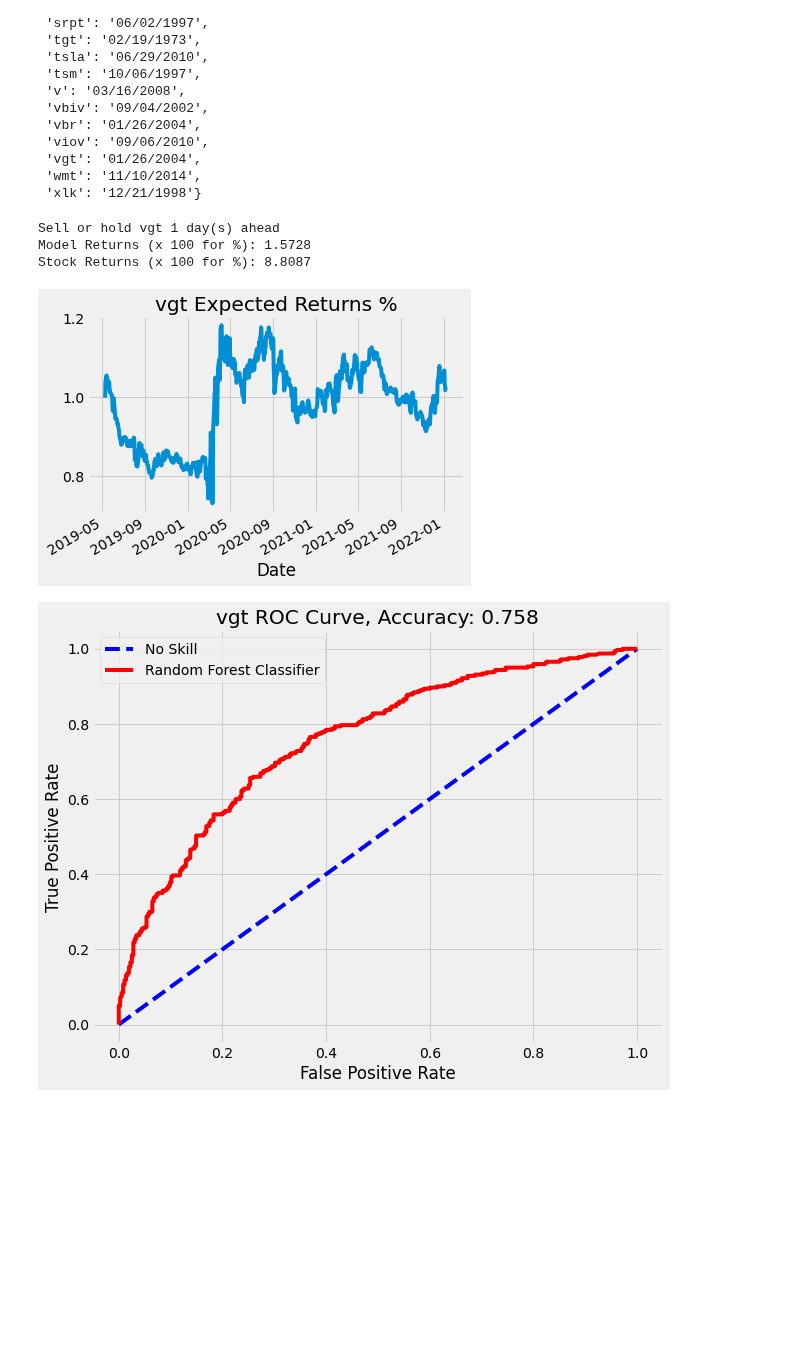
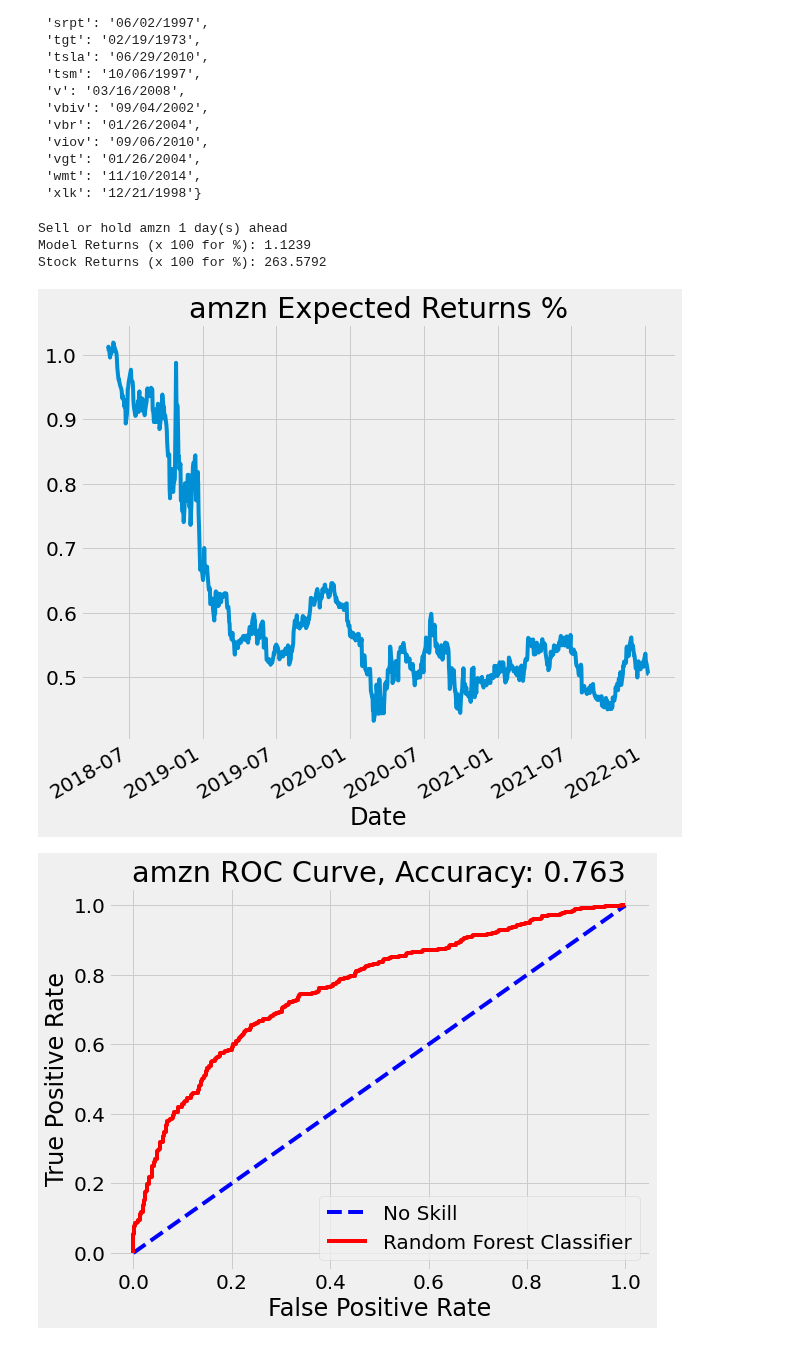
Before and after one commit to yuchild/next_n_day_stock_prediction_simple, a Jupyter notebook: testing.ipynb, the cells around one changed output. Cells and saved outputs as stored; diff of their text form; code cells hidden in the pictures; blank space fills up the shorter version.

```diff
--- a/testing.ipynb
+++ b/testing.ipynb
@@ -258,16 +258,16 @@ start_dates3
 # print("Gridsearch End Date: ", today)
 # print("Current Time: ", current_time)
 # %%
-stock_name = 'vgt'
+stock_name = 'amzn'
 fn.all_func(stock_name
            , start_dates[stock_name]
            , days_ahead = 1
            , model_name = model_name
            , days_back = 1
           )
 # %% [output]
-Sell or hold vgt 1 day(s) ahead
-Model Returns (x 100 for %): 1.5728
-Stock Returns (x 100 for %): 8.8087
+Sell or hold amzn 1 day(s) ahead
+Model Returns (x 100 for %): 1.1239
+Stock Returns (x 100 for %): 263.5792
-[figure, old version]
+[figure, new version]
-[figure, old version]
+[figure, new version]
```
Also changed, not shown: parts of 9 cells of this notebook, 45 other files.
